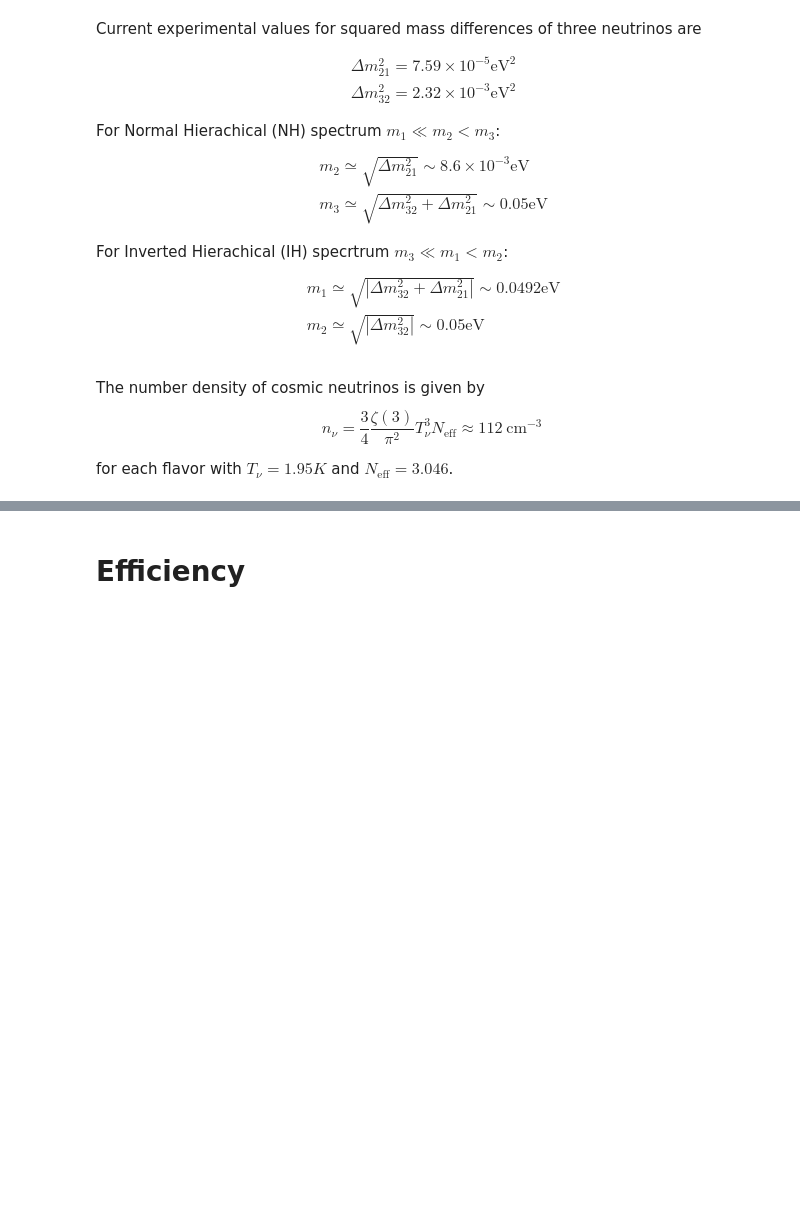
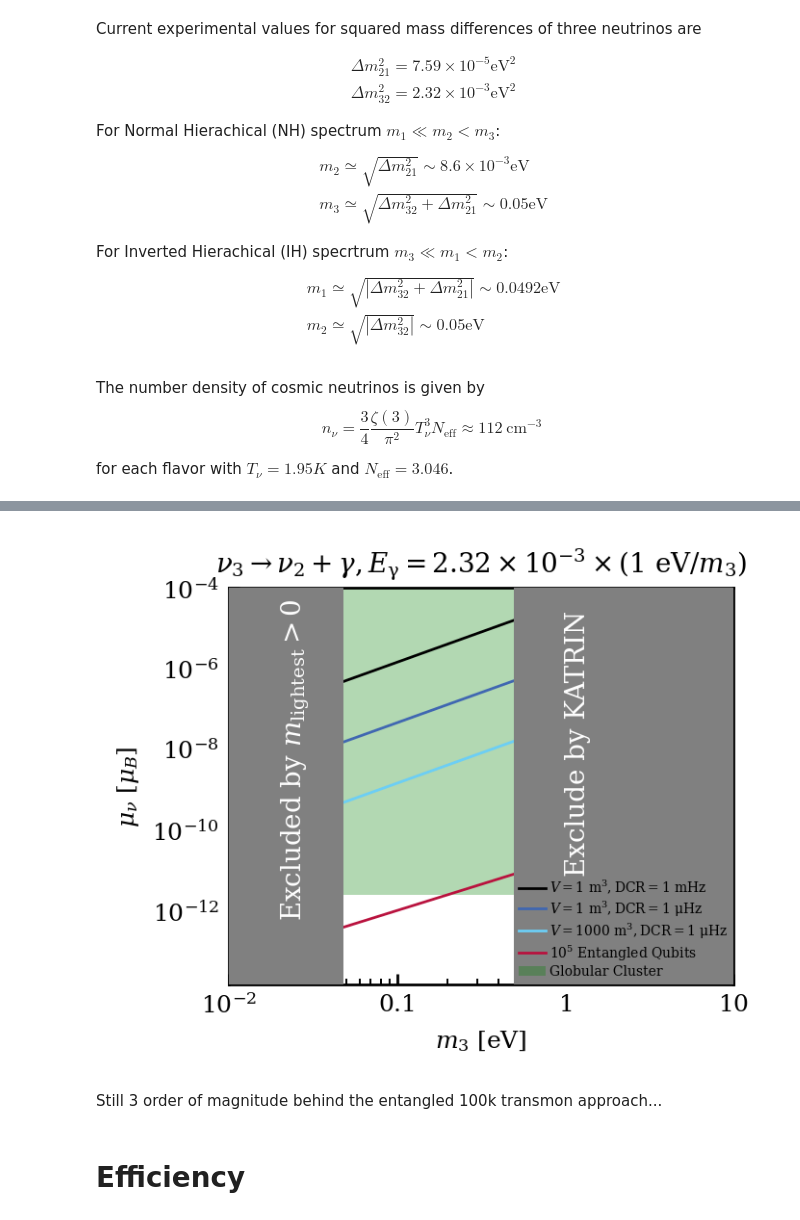
Before and after one commit to FaroutYLq/axioph, a Jupyter notebook: CvB/photon_counting.ipynb, the cells around one changed output, grey strips where cells are left out. Cells and saved outputs as stored; diff of their text form; code cells hidden in the pictures; blank space fills up the shorter version.

```diff
--- a/CvB/photon_counting.ipynb
+++ b/CvB/photon_counting.ipynb
@@ -71,3 +191,39 @@ $$
+# %%
+m_i = np.logspace(-2, 1, 1000)
+plt.plot(m_i, mu(m_i=m_i, delta_m2=2.32e-3, gamma=1e-3, V=1e6), label=r"$V=1~\mathrm{m}^3, \mathrm{DCR}=1~\mathrm{mHz}$")
+plt.plot(m_i, mu(m_i=m_i, delta_m2=2.32e-3, gamma=1e-6, V=1e6), label=r"$V=1~\mathrm{m}^3, \mathrm{DCR}=1~\mathrm{\mu Hz}$")
+plt.plot(m_i, mu(m_i=m_i, delta_m2=2.32e-3, gamma=1e-6, V=1e9), label=r"$V=1000~\mathrm{m}^3, \mathrm{DCR}=1~\mathrm{\mu Hz}$")
+# Original points
+x1, x2 = 1e-1, 1
+y1, y2 = 1e-12, 2e-11
+
+# Calculate slope in log-log space (since you're likely using log scales)
+slope = (np.log10(y2) - np.log10(y1)) / (np.log10(x2) - np.log10(x1))
+
+# Extrapolate to new range
+x_extrap = np.logspace(-2, 1, 100)  # Extend from 0.01 to 10
+y_extrap = 10**(np.log10(y1) + slope * (np.log10(x_extrap) - np.log10(x1)))
+
+plt.plot(x_extrap, y_extrap, label=r"$10^5$ Entangled Qubits")
+plt.axhspan(2.4e-12, 1e-4, alpha=0.3, label="Globular Cluster", color="green", lw=0)
+plt.axvspan(0.01, np.sqrt(2.32e-3), color="gray", zorder=100, lw=0)
+plt.axvspan(0.45+np.sqrt(2.32e-3), 10, color="gray", zorder=100, lw=0)
+plt.text(2e-2, 1e-12, r"Excluded by $m_\mathrm{lightest}>0$", rotation=90, color="white", zorder=101)
+plt.text(1, 1e-11, r"Exclude by KATRIN", rotation=90, color="white", zorder=101)
+plt.xscale("log")
+plt.yscale("log")
+plt.ylabel(r"$\mu_\nu ~[\mu_B]$")
+plt.xlabel(r"$m_3 ~[\mathrm{eV}]$")
+#plt.title(r"$\Delta m_{32}^2=2.32 \times 10^{-3} ~\mathrm{eV}^2$")
+plt.xlim(m_i.min(), m_i.max())
+plt.ylim(None, 1e-4)
+plt.title(r"$\nu_3 \rightarrow \nu_2 + \gamma, E_\mathrm{\gamma}=2.32\times 10^{-3} \times (1~\mathrm{eV}/m_3)$")
+legend = plt.legend(loc="best", fontsize=5)
+legend.set_zorder(102)
+# %% [output]
+[figure, added]
+# %% [markdown]
+Still 3 order of magnitude behind the entangled 100k transmon approach...
 # %% [markdown]
 # Efficiency
 # %% [markdown]
```
Also changed, not shown: parts of 11 cells of this notebook.
